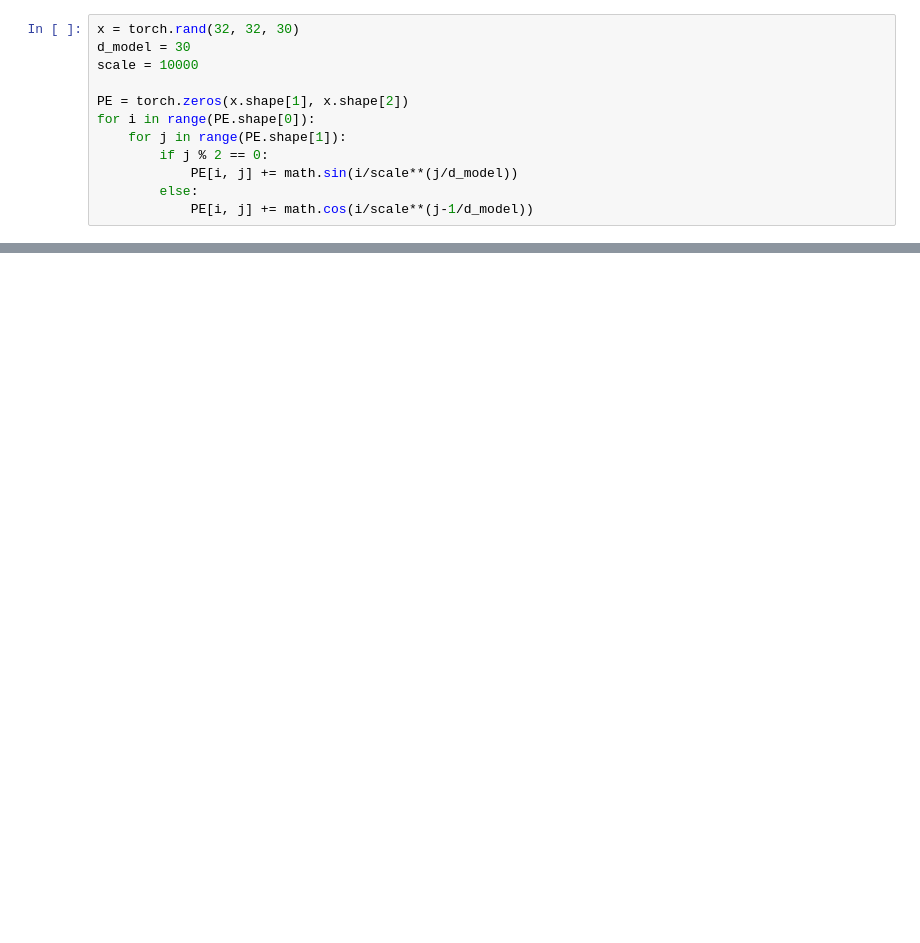
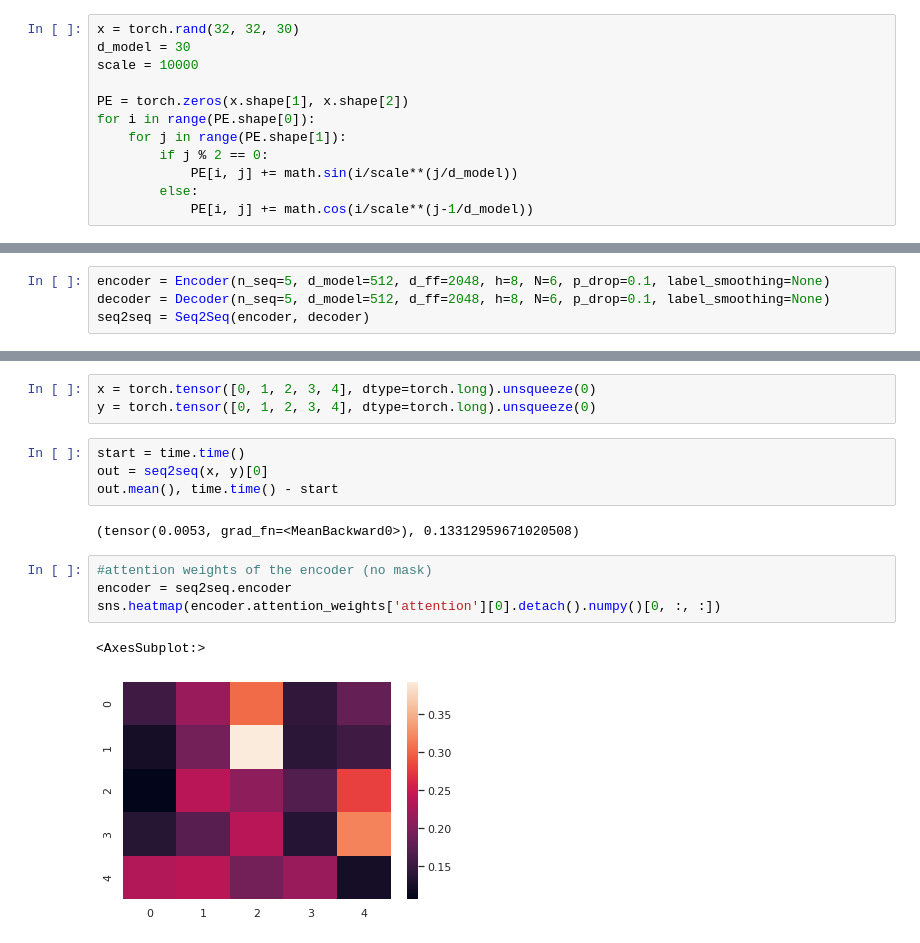
Before and after one commit to baochi0212/deep-learning, a Jupyter notebook: NLP/implement/temp/src/visualize.ipynb, the cells around one changed output, grey strips where cells are left out. Saved outputs shown, nothing was run; the diff lists cells and outputs as text; blank space fills up the shorter version.

```diff
--- a/NLP/implement/temp/src/visualize.ipynb
+++ b/NLP/implement/temp/src/visualize.ipynb
@@ -32,0 +52,4 @@ plt.show()
+# %%
+encoder = Encoder(n_seq=5, d_model=512, d_ff=2048, h=8, N=6, p_drop=0.1, label_smoothing=None)
+decoder = Decoder(n_seq=5, d_model=512, d_ff=2048, h=8, N=6, p_drop=0.1, label_smoothing=None)
+seq2seq = Seq2Seq(encoder, decoder)
@@ -32,0 +74,16 @@ plt.show()
+# %%
+x = torch.tensor([0, 1, 2, 3, 4], dtype=torch.long).unsqueeze(0)
+y = torch.tensor([0, 1, 2, 3, 4], dtype=torch.long).unsqueeze(0)
+# %%
+start = time.time()
+out = seq2seq(x, y)[0]
+out.mean(), time.time() - start
+# %% [output]
+(tensor(0.0053, grad_fn=<MeanBackward0>), 0.13312959671020508)
+# %%
+#attention weights of the encoder (no mask)
+encoder = seq2seq.encoder
+sns.heatmap(encoder.attention_weights['attention'][0].detach().numpy()[0, :, :])
+# %% [output]
+<AxesSubplot:>
+[figure, added]
```
Also changed, not shown: parts of 9 cells of this notebook, 6 other files.
